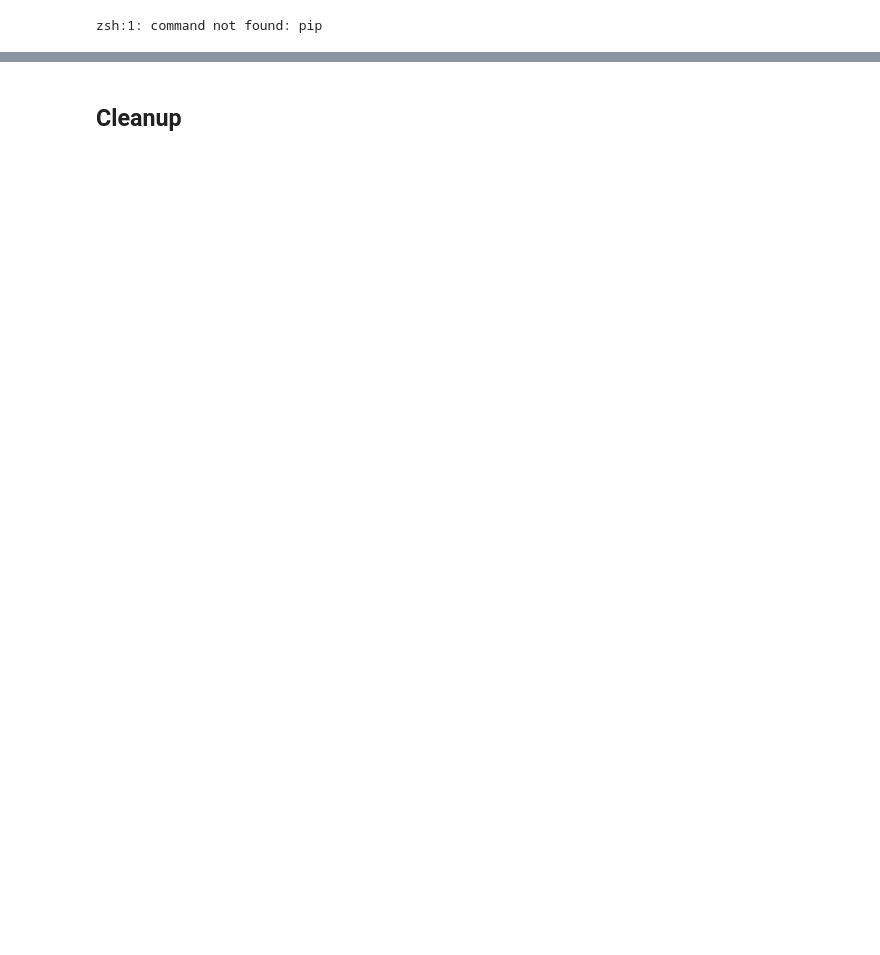
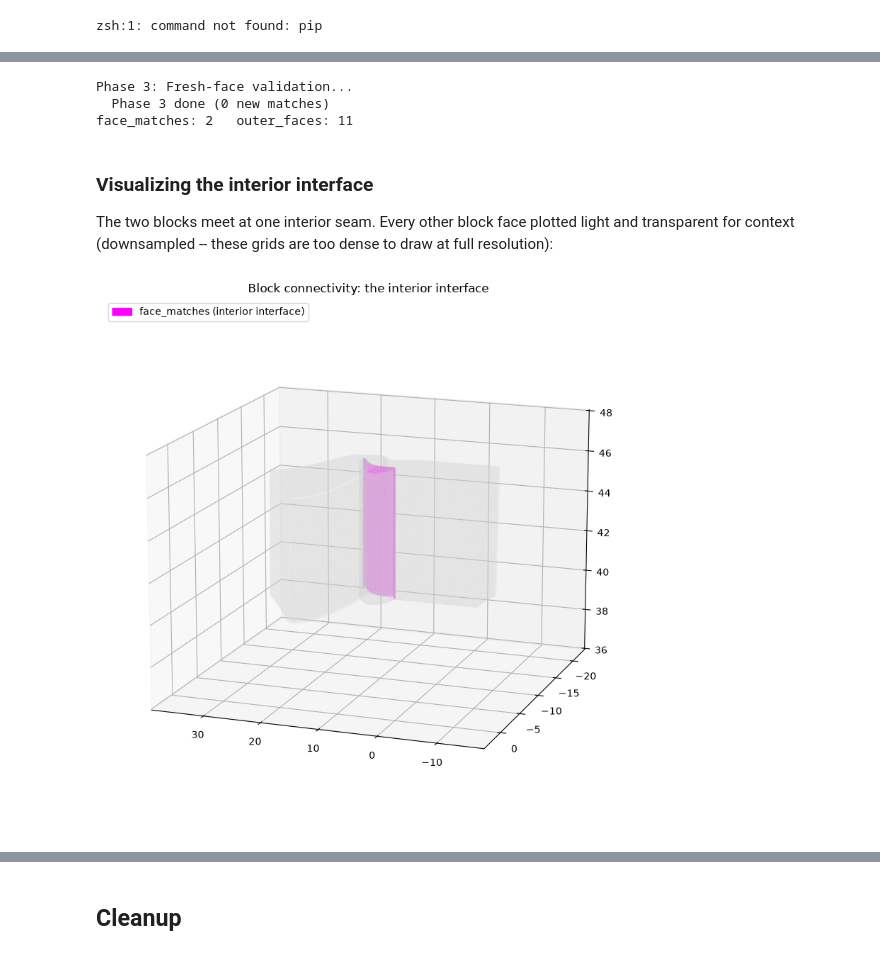
Before and after one commit to nasa/Plot3D_utilities, a Jupyter notebook: colab/Plot3D_Flatten.ipynb, the cells around one changed output, grey strips where cells are left out. Cells and saved outputs as stored; diff of their text form; code cells hidden in the pictures; blank space fills up the shorter version.

```diff
--- a/colab/Plot3D_Flatten.ipynb
+++ b/colab/Plot3D_Flatten.ipynb
@@ -1641,0 +260,12 @@ block-level description the solver expands from.
+# %%
+import urllib.request
+
+xyz_path = "VSPT_ASCII.xyz"
+if not os.path.exists(xyz_path):
+    url = "https://nasa-public-data.s3.amazonaws.com/plot3d_utilities/VSPT_ASCII.xyz"
+    print(f"downloading {url} ...")
+    urllib.request.urlretrieve(url, xyz_path)
+
+from plot3d import read_plot3D
+blocks = read_plot3D(xyz_path)
+print("blocks:", [(b.IMAX, b.JMAX, b.KMAX) for b in blocks])
@@ -1641,0 +286,53 @@ block-level description the solver expands from.
+# %%
+face_matches, outer_faces = connectivity(blocks)
+print(f"face_matches: {len(face_matches)}   outer_faces: {len(outer_faces)}")
+# %% [output]
+Phase 3: Fresh-face validation...
+  Phase 3 done (0 new matches)
+face_matches: 2   outer_faces: 11
+# %% [markdown]
+### Visualizing the interior interface
+
+The two blocks meet at one interior seam. Every other block face plotted light and transparent for context (downsampled -- these grids are too dense to draw at full resolution):
+# %%
+def _face_coords(block, lb, ub, stride=1):
+    i0, i1 = sorted((lb[0], ub[0]))
+    j0, j1 = sorted((lb[1], ub[1]))
+    k0, k1 = sorted((lb[2], ub[2]))
+    X = block.X[i0:i1 + 1:stride or 1, j0:j1 + 1:stride or 1, k0:k1 + 1:stride or 1]
+    Y = block.Y[i0:i1 + 1:stride or 1, j0:j1 + 1:stride or 1, k0:k1 + 1:stride or 1]
+    Z = block.Z[i0:i1 + 1:stride or 1, j0:j1 + 1:stride or 1, k0:k1 + 1:stride or 1]
+    return np.squeeze(X), np.squeeze(Y), np.squeeze(Z)
+
+
+def _block_face_specs(block):
+    ni, nj, nk = block.IMAX - 1, block.JMAX - 1, block.KMAX - 1
+    return [
+        ([0, 0, 0], [0, nj, nk]), ([ni, 0, 0], [ni, nj, nk]),
+        ([0, 0, 0], [ni, 0, nk]), ([0, nj, 0], [ni, nj, nk]),
+        ([0, 0, 0], [ni, nj, 0]), ([0, 0, nk], [ni, nj, nk]),
+    ]
+
+
+fig = plt.figure(figsize=(10, 8))
+ax = fig.add_subplot(111, projection='3d')
+
+for block in blocks:
+    for lb, ub in _block_face_specs(block):
+        X, Y, Z = _face_coords(block, lb, ub, stride=8)
+        ax.plot_surface(X, Y, Z, color='lightgray', alpha=0.25, shade=False, linewidth=0)
+
+for m in face_matches:
+    b1 = blocks[m['block1']['block_index']]
+    X, Y, Z = _face_coords(b1, m['block1']['lb'], m['block1']['ub'], stride=4)
+    ax.plot_surface(X, Y, Z, color='magenta', alpha=0.9, shade=False)
+
+ax.set_title('Block connectivity: the interior interface')
+ax.view_init(elev=15, azim=110)
+import matplotlib.patches as mpatches
+ax.legend(handles=[mpatches.Patch(color='magenta', label='face_matches (interior interface)')],
+         loc='upper left')
+plt.tight_layout()
+plt.show()
+# %% [output]
+[figure, added]
```
Also changed, not shown: parts of 100 cells of this notebook, 4 other files.
